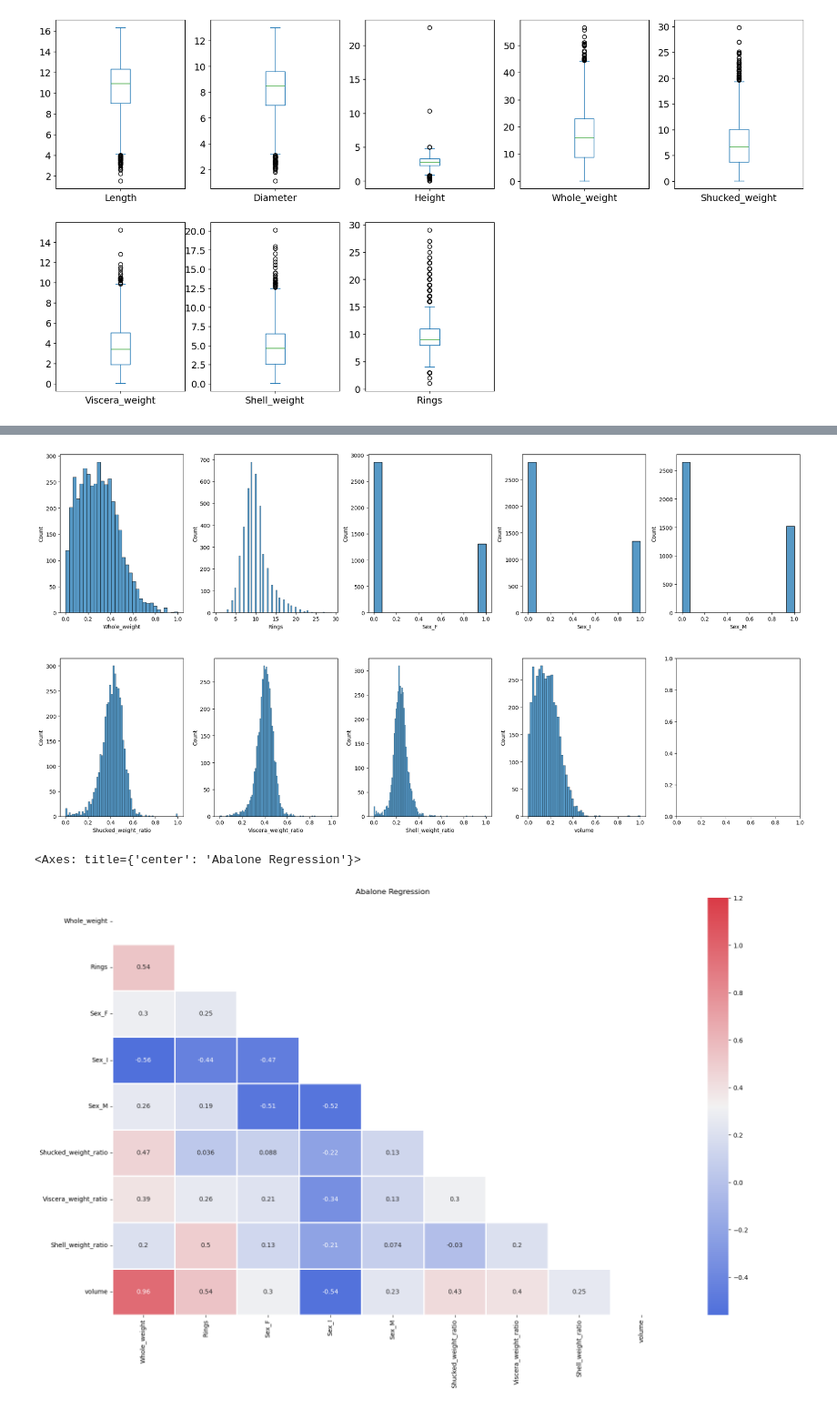
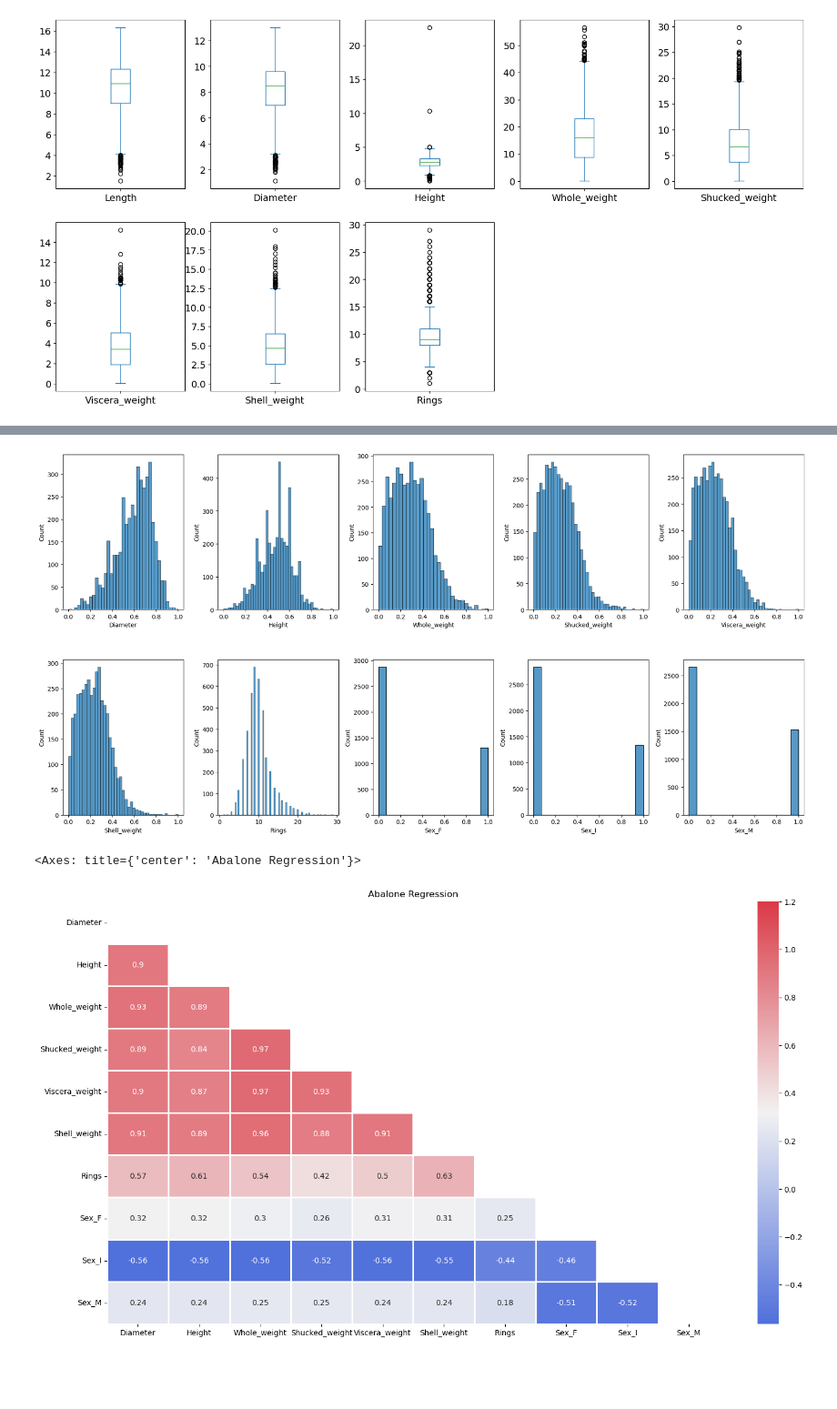
Before and after one commit to CloudSkytec/ML-CW1, a Jupyter notebook: Yuhong Y/abalone.ipynb, the cells around one changed output, grey strips where cells are left out. Shown at 91% size. Cells and saved outputs as stored; diff of their text form; code cells hidden in the pictures; blank space fills up the shorter version.

```diff
--- a/Yuhong Y/abalone.ipynb
+++ b/Yuhong Y/abalone.ipynb
@@ -81,7 +83,7 @@ df.loc[df['Height'] == 0, 'Height'] = model.predict(X_outliers)
 # %%
 # Step 1: Calculate Q1 (25th percentile) and Q3 (75th percentile) for 'Height'
-Q1 = df['Height'].quantile(0.25)
-Q3 = df['Height'].quantile(0.75)
+Q1 = df['Height'].quantile(0.20)
+Q3 = df['Height'].quantile(0.80)
 IQR = Q3 - Q1
 
 # Step 2: Define the lower and upper bounds
@@ -99,6 +101,6 @@ print(outliers)
 # Remove infant whose height larger than upper bound, non-infant smaller than lower bound
 df = df[~((df['Height'] > upper_bound) & (df['Sex_I'] == True))]
 df = df[~((df['Height'] < lower_bound) & (df['Sex_I'] == False))]
-#df['Height'] = df['Length'].apply(lambda x: lower_bound if x < lower_bound else (upper_bound if x > upper_bound else x))
+df['Height'] = df['Height'].apply(lambda x: lower_bound if x < lower_bound else (upper_bound if x > upper_bound else x))
 # %% [output]
 Outliers in 'Height':
@@ -155,23 +113,0 @@ Outliers in 'Length':
-# %%
-df['Shucked_weight_ratio'] = df['Shucked_weight'] / (df['Whole_weight'] + 1)
-df['Viscera_weight_ratio'] = df['Viscera_weight'] / (df['Whole_weight'] + 1)
-df['Shell_weight_ratio'] = df['Shell_weight'] / (df['Whole_weight'] + 1)
-
-
-
-# Step 1: Calculate Q1 (25th percentile) and Q3 (75th percentile) for 'Shell_weight'
-lower_bound = 0.10
-upper_bound = 0.80
-
-# Step 3: Identify outliers
-outliers_shell_weight = df[(df['Shell_weight_ratio'] < lower_bound) | (df['Shell_weight_ratio'] > upper_bound)]
-outliers_shucked_weight = df[(df['Shucked_weight_ratio'] < lower_bound) | (df['Shucked_weight_ratio'] > upper_bound)]
-
-# Print outliers
-print(outliers_shell_weight)
-print(outliers_shucked_weight)
-
-
-# Step 4: Handling outliers by capping
-df['Shucked_weight_ratio'] = df['Shucked_weight_ratio'].apply(lambda x: lower_bound if x < lower_bound else (upper_bound if x > upper_bound else x))
-df['Shell_weight_ratio'] = df['Shell_weight_ratio'].apply(lambda x: lower_bound if x < lower_bound else (upper_bound if x > upper_bound else x))
@@ -196,11 +114,3 @@ df['Shell_weight_ratio'] = df['Shell_weight_ratio'].apply(lambda x: lower_bound
-# %%
-# drop
-df = df.drop(columns=['Shucked_weight'])
-df = df.drop(columns=['Viscera_weight'])
-df = df.drop(columns=['Shell_weight'])
-# %%
-df['volume'] = (1/6) * np.pi * df['Length'] * df['Diameter'] * df['Height'] / 100
-df = df.drop(columns=['Length','Diameter','Height'])
 # %%
 data_mean = df.iloc[:, :]
 data_mean.plot(kind='box', subplots=True, layout=(2,5), sharex=False,
@@ -240,5 +151,5 @@ df.describe()
 # %%
-fig, ax = plt.subplots(ncols=5, nrows=2, figsize=(20,10))
+fig, ax = plt.subplots(ncols=5, nrows=2, figsize=(18,9))
 index = 0
 ax = ax.flatten()
 
@@ -248,25 +159,25 @@ for col, value in df.items():
         index += 1
 plt.tight_layout(pad=0.5, w_pad=0.7, h_pad=5.0)
 # %% [output]
-[figure, old version]
+[figure, new version]
 # %%
 
 
 corrMatt = df.corr(numeric_only=True)
 # Generate a mask for the upper triangle
 mask = np.zeros_like(corrMatt)
 mask[np.triu_indices_from(mask)] = True
 # Set up the matplotlib figure
-fig, ax = plt.subplots(figsize=(20, 12))
+fig, ax = plt.subplots(figsize=(18, 10))
 plt.title('Abalone Regression')
 # Generate a custom diverging colormap
 cmap = sns.diverging_palette(260, 10, as_cmap=True)
 # Draw the heatmap with the mask and correct aspect ratio
 sns.heatmap(corrMatt, vmax=1.2, square=False, cmap=cmap, mask=mask,
 ax=ax, annot=True, fmt='.2g', linewidths=1)
 # %% [output]
 <Axes: title={'center': 'Abalone Regression'}>
-[figure, old version]
+[figure, new version]
 # %%
 from sklearn.model_selection import cross_val_score, train_test_split, KFold
 from sklearn.metrics import root_mean_squared_error
```
Also changed, not shown: parts of 7 cells of this notebook, 4 other files.
